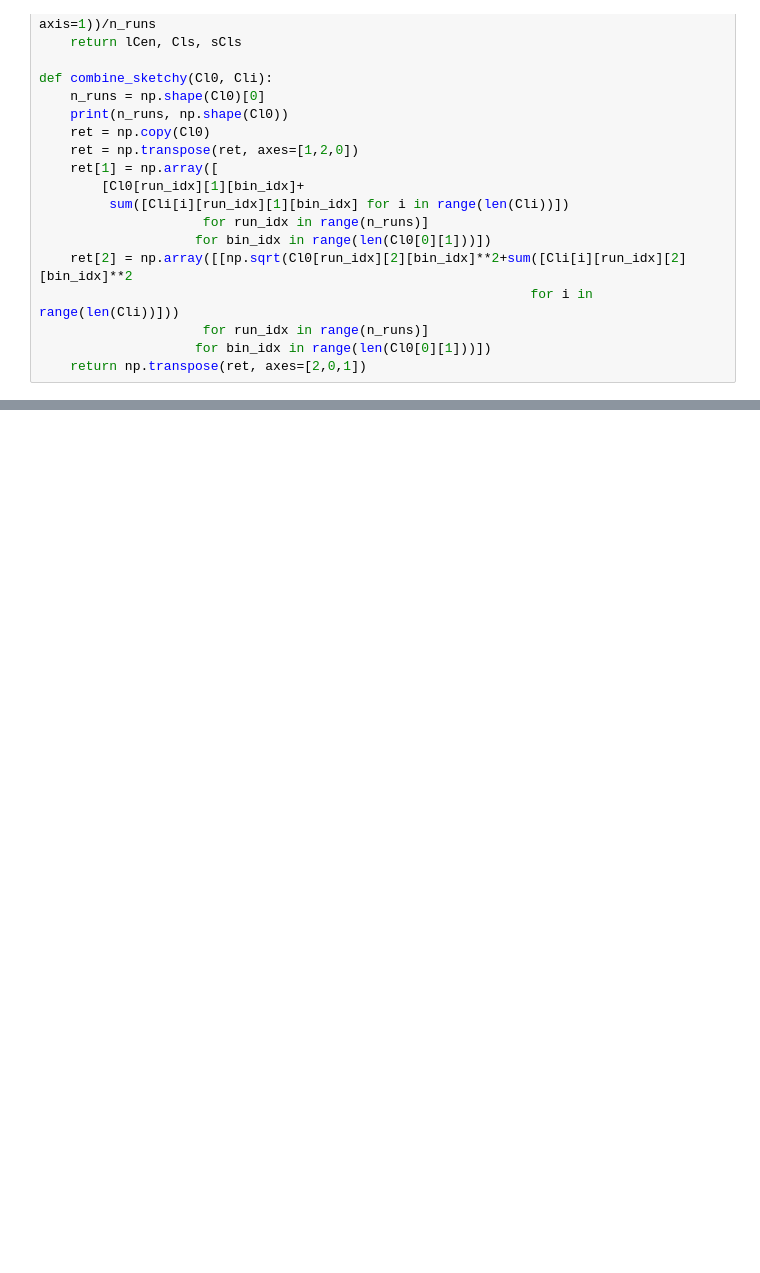
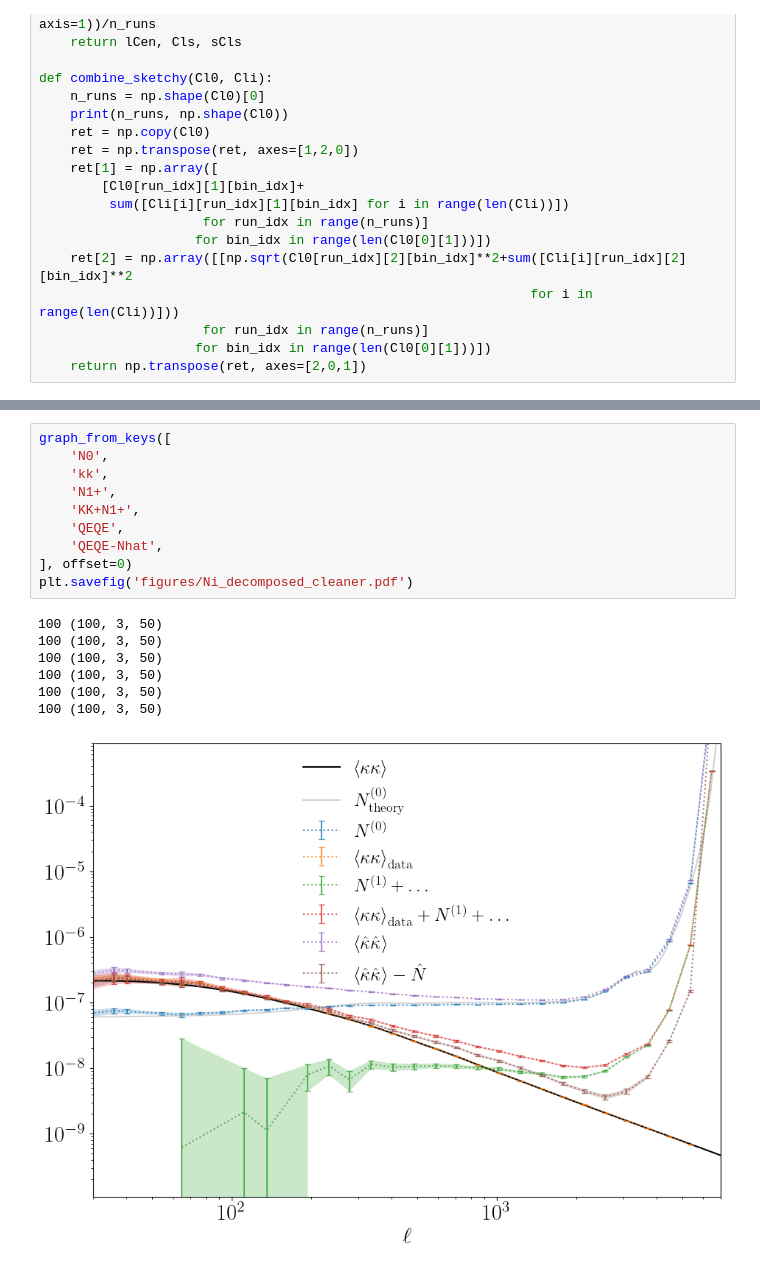
Before and after one commit to DelonShen/LensQuEst, a Jupyter notebook: dev/gen_estimators_unmasked_aux.ipynb, the cells around one changed output, grey strips where cells are left out. Saved outputs shown, nothing was run; the diff lists cells and outputs as text; blank space fills up the shorter version.

```diff
--- a/dev/gen_estimators_unmasked_aux.ipynb
+++ b/dev/gen_estimators_unmasked_aux.ipynb
@@ -339,0 +372,18 @@ plt.savefig('figures/Ni_decomposed.pdf', bbox_inches='tight')
+# %%
+graph_from_keys([
+    'N0',
+    'kk',
+    'N1+',
+    'KK+N1+',
+    'QEQE',
+    'QEQE-Nhat',
+], offset=0)
+plt.savefig('figures/Ni_decomposed_cleaner.pdf')
+# %% [output]
+100 (100, 3, 50)
+100 (100, 3, 50)
+100 (100, 3, 50)
+100 (100, 3, 50)
+100 (100, 3, 50)
+100 (100, 3, 50)
+[figure, added]
```
Also changed, not shown: parts of 14 cells of this notebook, 9 other files.
